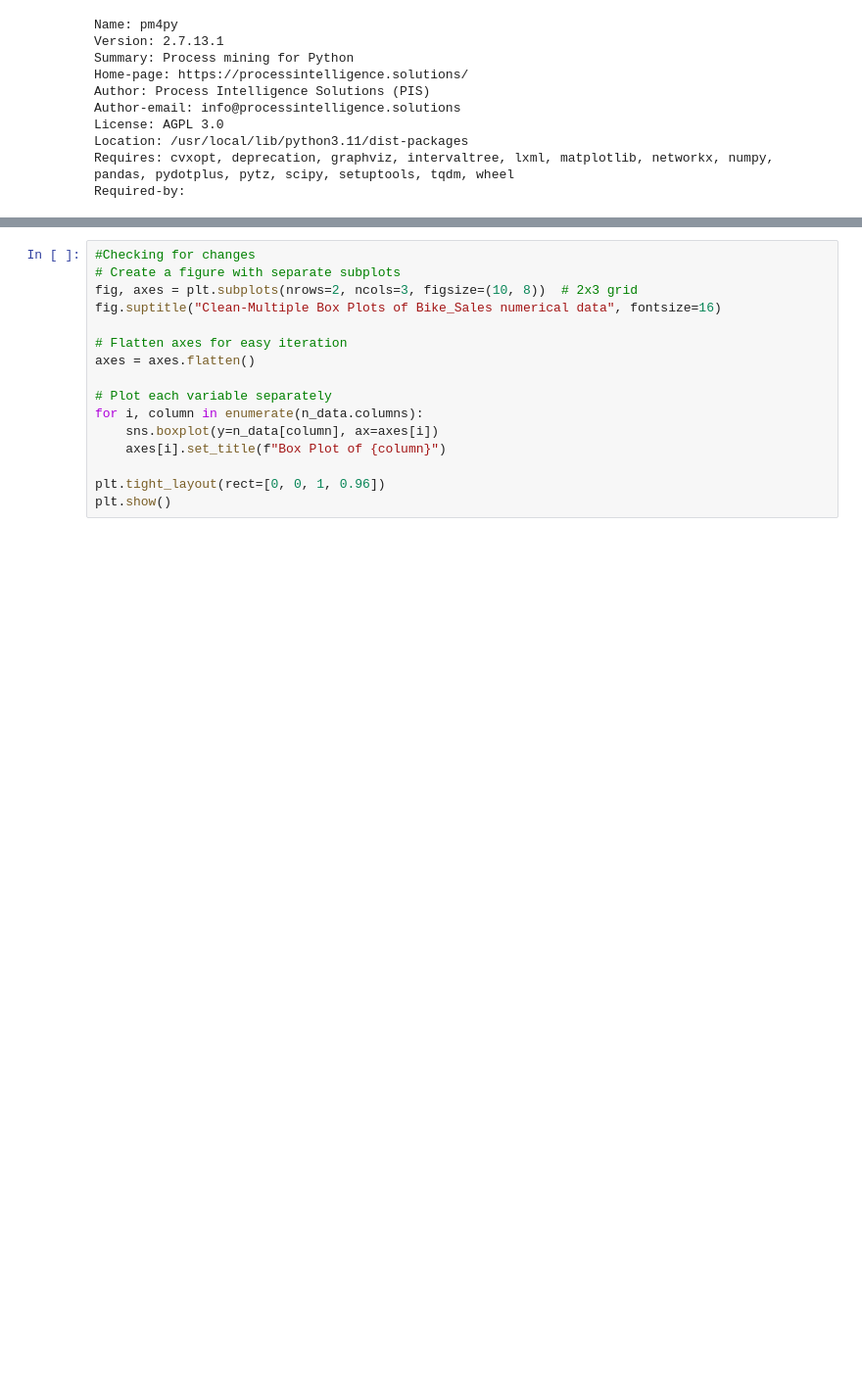
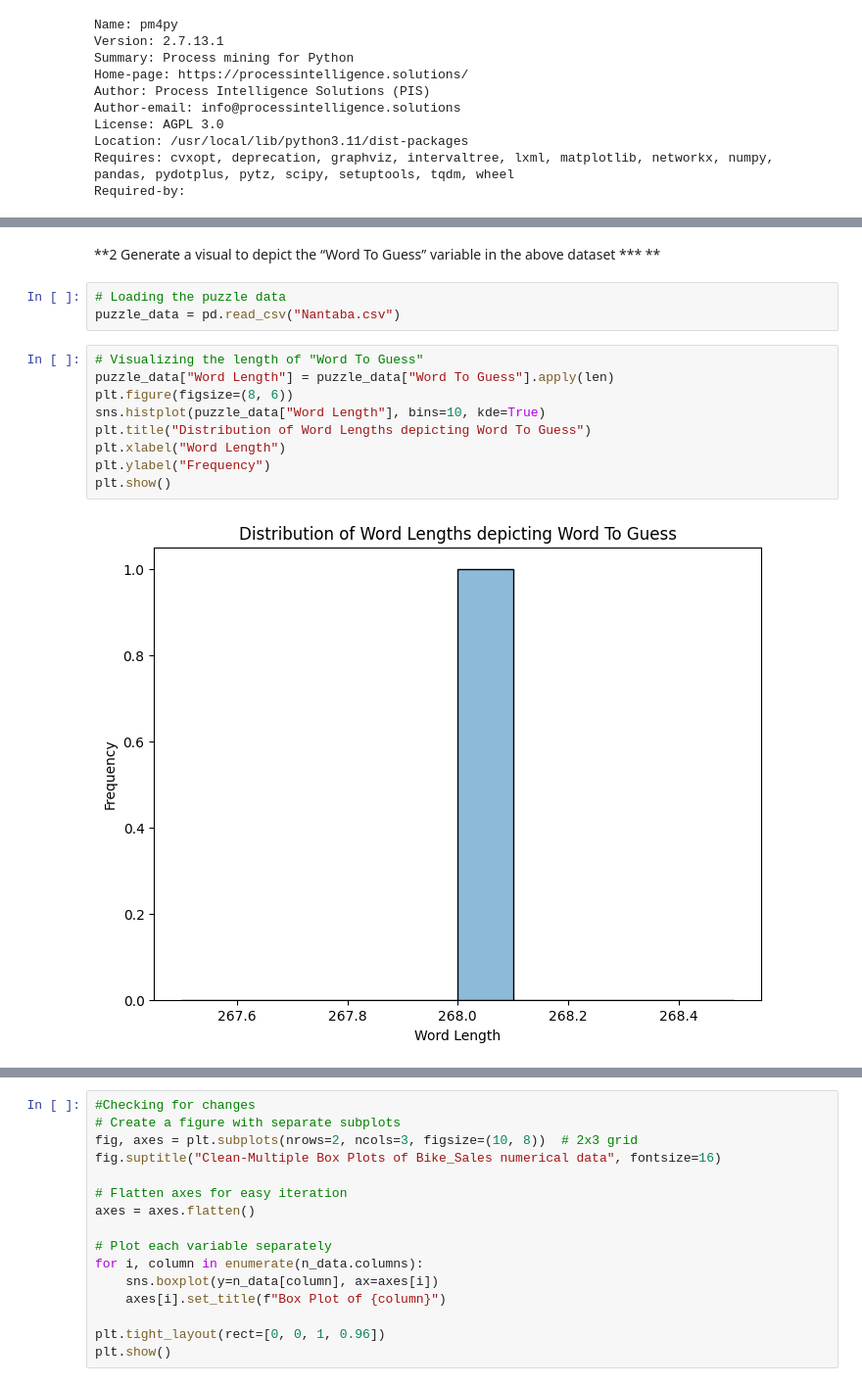
Before and after one commit to ZiriaNantaba/DataMining-Modelling-Analytics, a Jupyter notebook: Exam Ziria Nantaba B26281.ipynb, the cells around one changed output, grey strips where cells are left out. Shown at 98% size. Cells and saved outputs as stored; diff of their text form; blank space fills up the shorter version.

```diff
--- a/Exam Ziria Nantaba B26281.ipynb
+++ b/Exam Ziria Nantaba B26281.ipynb
@@ -898,0 +1046,16 @@ plt.show()
+# %% [markdown]
+**2 Generate a visual to depict the “Word To Guess” variable in the above dataset *** **
+# %%
+# Loading the puzzle data
+puzzle_data = pd.read_csv("Nantaba.csv")
+# %%
+# Visualizing the length of "Word To Guess"
+puzzle_data["Word Length"] = puzzle_data["Word To Guess"].apply(len)
+plt.figure(figsize=(8, 6))
+sns.histplot(puzzle_data["Word Length"], bins=10, kde=True)
+plt.title("Distribution of Word Lengths depicting Word To Guess")
+plt.xlabel("Word Length")
+plt.ylabel("Frequency")
+plt.show()
+# %% [output]
+[figure, added]
```
Also changed, not shown: parts of 48 cells of this notebook.
